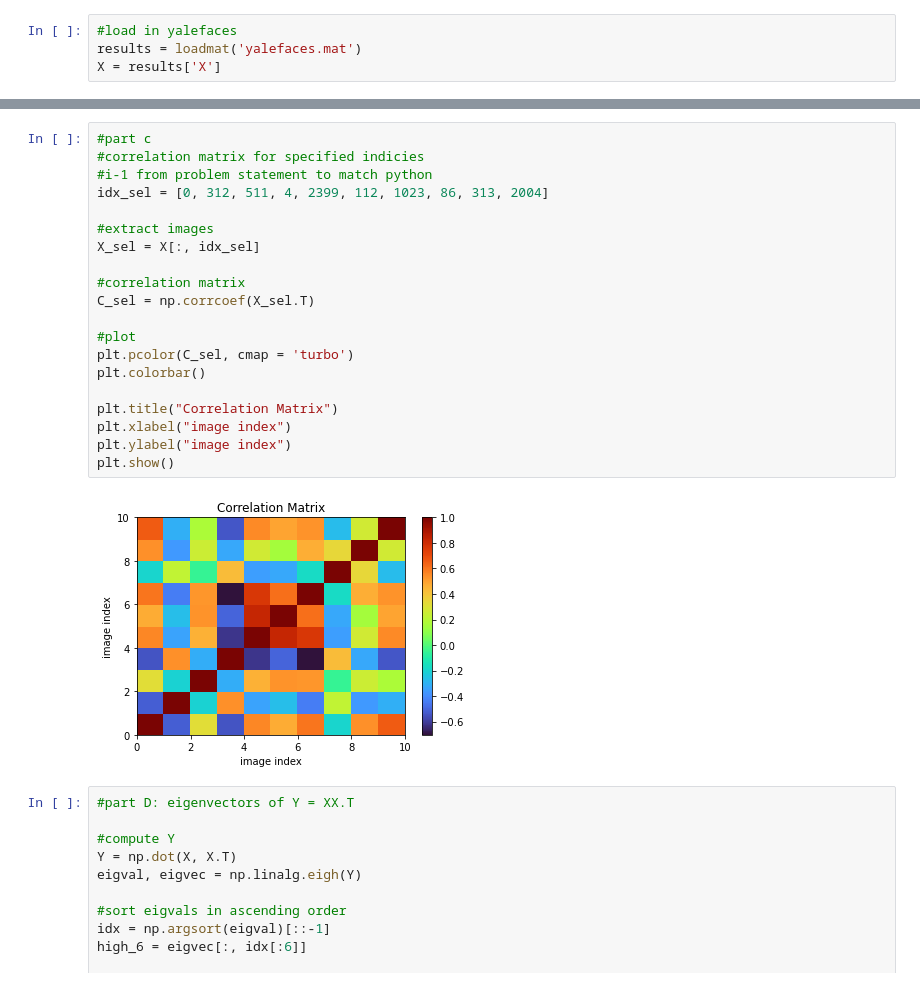
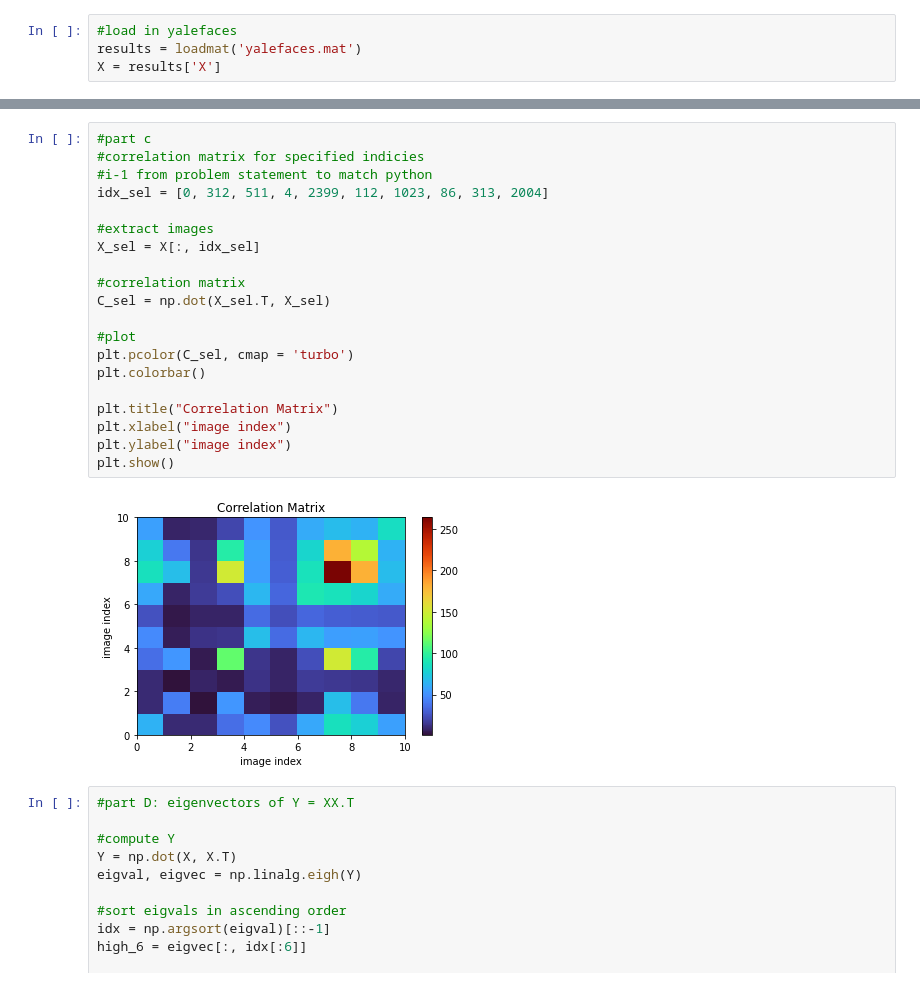
Before and after one commit to gitbheeds/EE399-Machine-Learning-and-Neural-Networks, a Jupyter notebook: HW2.ipynb, the cells around one changed output, grey strips where cells are left out. Cells and saved outputs as stored; diff of their text form.

```diff
--- a/HW2.ipynb
+++ b/HW2.ipynb
@@ -59,25 +59,25 @@ Text(0.5, 1.0, 'Image 16 and Image 82 (Low correlation)')
 # %%
 #part c
 #correlation matrix for specified indicies
 #i-1 from problem statement to match python
 idx_sel = [0, 312, 511, 4, 2399, 112, 1023, 86, 313, 2004]
 
 #extract images
 X_sel = X[:, idx_sel]
 
 #correlation matrix
-C_sel = np.corrcoef(X_sel.T)
+C_sel = np.dot(X_sel.T, X_sel)
 
 #plot
 plt.pcolor(C_sel, cmap = 'turbo')
 plt.colorbar()
 
 plt.title("Correlation Matrix")
 plt.xlabel("image index")
 plt.ylabel("image index")
 plt.show()
 # %% [output]
-[figure, old version]
+[figure, new version]
 # %%
 #part D: eigenvectors of Y = XX.T
 
```
Also changed, not shown: parts of 2 cells of this notebook.
